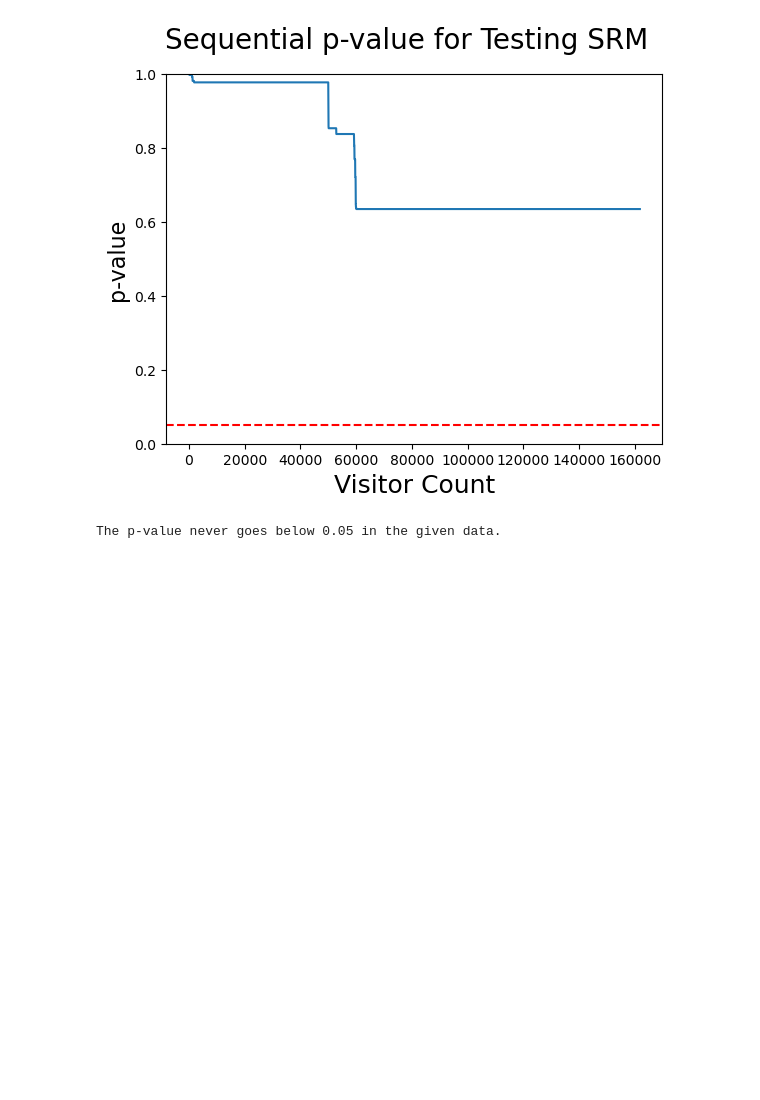
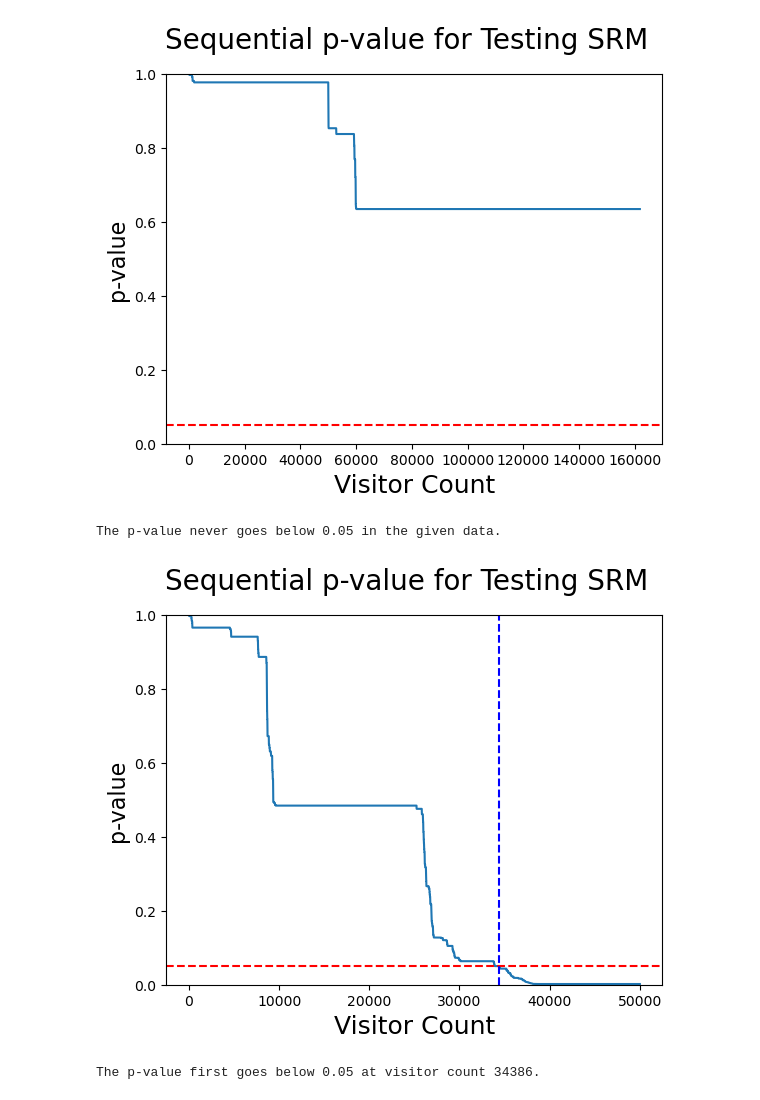
Before and after one commit to transferwise/tw-experimentation, a Jupyter notebook: lse_working_notebooks/SRM_Class.ipynb, the cells around one changed output. Drawn from its saved outputs; the diff is of its cells as text; code cells hidden in the pictures; blank space fills up the shorter version.

```diff
--- a/lse_working_notebooks/SRM_Class.ipynb
+++ b/lse_working_notebooks/SRM_Class.ipynb
@@ -149,3 +149,31 @@ test.srm_test(a_3, 'VARIANT', 2)
 # %% [output]
 [figure]
 The p-value never goes below 0.05 in the given data.
+# %%
+def variant_data(
+    n,
+    treatment_share,
+    baseline_conversion: float = 0.5,
+    treatment_effect_conversion: float = 0.1,
+    seed: int = 1,
+) -> pd.DataFrame:
+
+    treatment_expectation = baseline_conversion + treatment_effect_conversion
+    if treatment_expectation > 1 or treatment_expectation < 0:
+        raise Exception("Conversion probability must be between 0 and 1 for treatment.")
+
+    np.random.seed(seed)
+    variant = random.binomial(n=1, p=treatment_share, size=n)
+
+    df = pd.DataFrame(
+        {
+            "T": variant,
+        }
+    )
+    return df
+# %%
+x_1 = variant_data(50000, 0.49)
+test.srm_test(x_1, 'T', 2)
+# %% [output]
+[figure, added]
+The p-value first goes below 0.05 at visitor count 34386.
```
